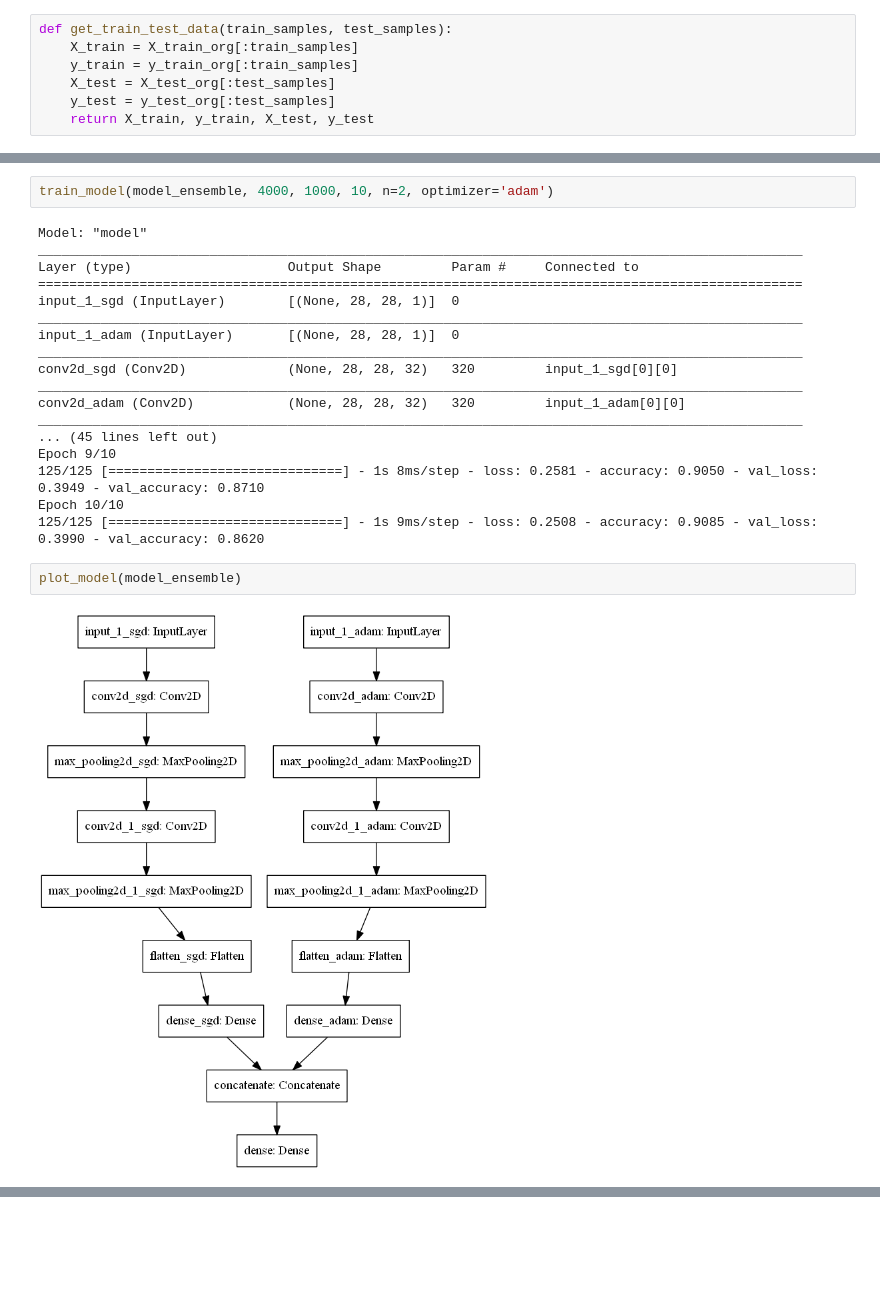
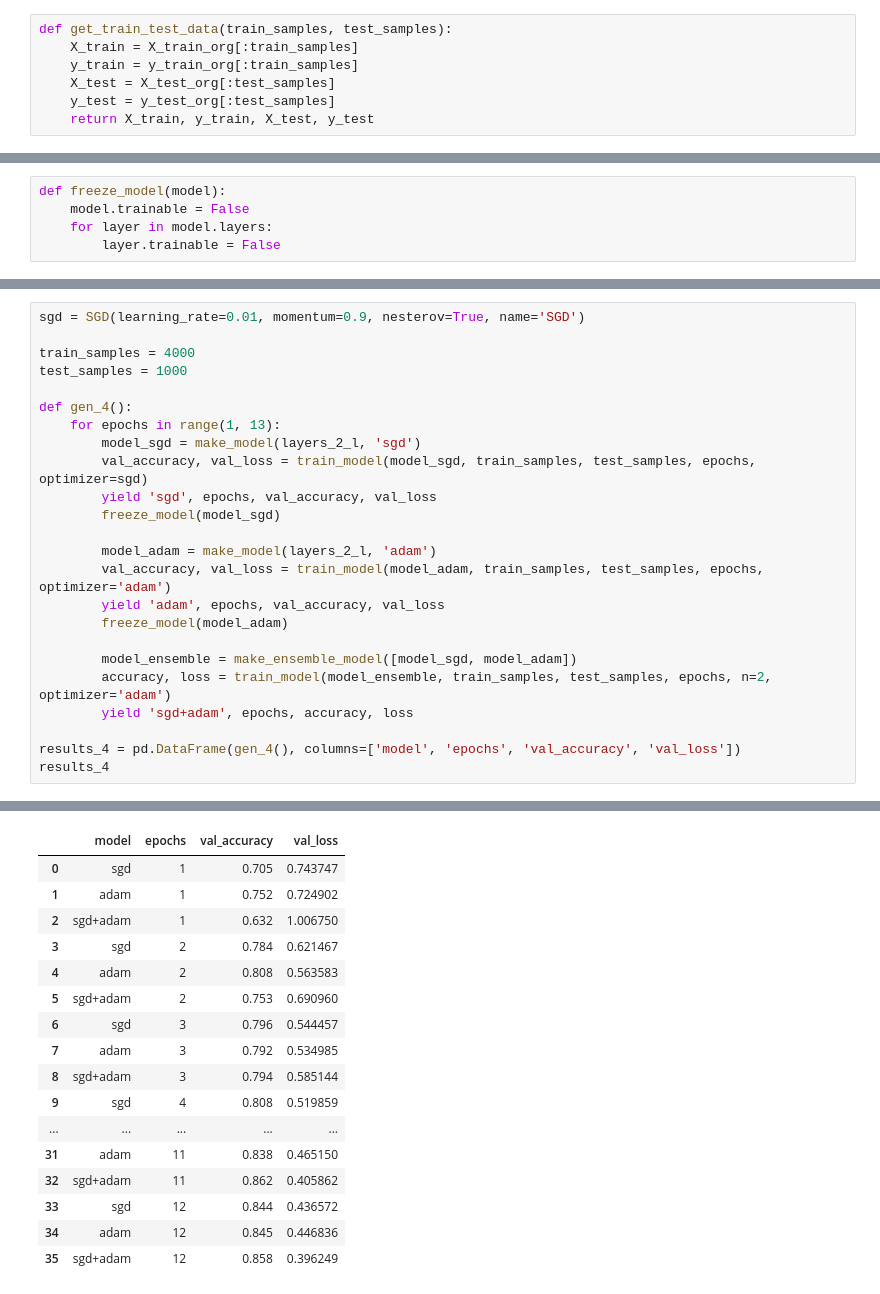
Before and after one commit to tomekzaw/agh_sem6_ml_proj, a Jupyter notebook: ensemble.ipynb, the cells around one changed output, grey strips where cells are left out. Saved outputs shown, nothing was run; the diff lists cells and outputs as text; blank space fills up the shorter version.

```diff
--- a/ensemble.ipynb
+++ b/ensemble.ipynb
@@ -159,0 +70,5 @@ _________________________________________________________________
+# %%
+def freeze_model(model):
+    model.trainable = False
+    for layer in model.layers:
+        layer.trainable = False
@@ -183,24 +86,25 @@ ________________________________________________________________________________
-# %%
-train_model(model_ensemble, 4000, 1000, 10, n=2, optimizer='adam')
-# %% [output]
-Model: "model"
-__________________________________________________________________________________________________
-Layer (type)                    Output Shape         Param #     Connected to
-==================================================================================================
-input_1_sgd (InputLayer)        [(None, 28, 28, 1)]  0
-__________________________________________________________________________________________________
-input_1_adam (InputLayer)       [(None, 28, 28, 1)]  0
-__________________________________________________________________________________________________
-conv2d_sgd (Conv2D)             (None, 28, 28, 32)   320         input_1_sgd[0][0]
-__________________________________________________________________________________________________
-conv2d_adam (Conv2D)            (None, 28, 28, 32)   320         input_1_adam[0][0]
-__________________________________________________________________________________________________
-... (45 lines left out)
-Epoch 9/10
-125/125 [==============================] - 1s 8ms/step - loss: 0.2581 - accuracy: 0.9050 - val_loss: 0.3949 - val_accuracy: 0.8710
-Epoch 10/10
-125/125 [==============================] - 1s 9ms/step - loss: 0.2508 - accuracy: 0.9085 - val_loss: 0.3990 - val_accuracy: 0.8620
-# %%
-plot_model(model_ensemble)
-# %% [output]
-[figure, removed]
+# %%
+sgd = SGD(learning_rate=0.01, momentum=0.9, nesterov=True, name='SGD')
+
+train_samples = 4000
+test_samples = 1000
+
+def gen_4():
+    for epochs in range(1, 13):
+        model_sgd = make_model(layers_2_l, 'sgd')
+        val_accuracy, val_loss = train_model(model_sgd, train_samples, test_samples, epochs, optimizer=sgd)
+        yield 'sgd', epochs, val_accuracy, val_loss
+        freeze_model(model_sgd)
+
+        model_adam = make_model(layers_2_l, 'adam')
+        val_accuracy, val_loss = train_model(model_adam, train_samples, test_samples, epochs, optimizer='adam')
+        yield 'adam', epochs, val_accuracy, val_loss
+        freeze_model(model_adam)
+
+        model_ensemble = make_ensemble_model([model_sgd, model_adam])
+        accuracy, loss = train_model(model_ensemble, train_samples, test_samples, epochs, n=2, optimizer='adam')
+        yield 'sgd+adam', epochs, accuracy, loss
+
+results_4 = pd.DataFrame(gen_4(), columns=['model', 'epochs', 'val_accuracy', 'val_loss'])
+results_4
+# %% [output]
@@ -206,0 +128,17 @@ plot_model(model_ensemble)
+|  | model | epochs | val_accuracy | val_loss |
+| 0 | sgd | 1 | 0.705 | 0.743747 |
+| 1 | adam | 1 | 0.752 | 0.724902 |
+| 2 | sgd+adam | 1 | 0.632 | 1.006750 |
+| 3 | sgd | 2 | 0.784 | 0.621467 |
+| 4 | adam | 2 | 0.808 | 0.563583 |
+| 5 | sgd+adam | 2 | 0.753 | 0.690960 |
+| 6 | sgd | 3 | 0.796 | 0.544457 |
+| 7 | adam | 3 | 0.792 | 0.534985 |
+| 8 | sgd+adam | 3 | 0.794 | 0.585144 |
+| 9 | sgd | 4 | 0.808 | 0.519859 |
+| ... | ... | ... | ... | ... |
+| 31 | adam | 11 | 0.838 | 0.465150 |
+| 32 | sgd+adam | 11 | 0.862 | 0.405862 |
+| 33 | sgd | 12 | 0.844 | 0.436572 |
+| 34 | adam | 12 | 0.845 | 0.446836 |
+| 35 | sgd+adam | 12 | 0.858 | 0.396249 |
```
Also changed, not shown: parts of 14 cells of this notebook.
